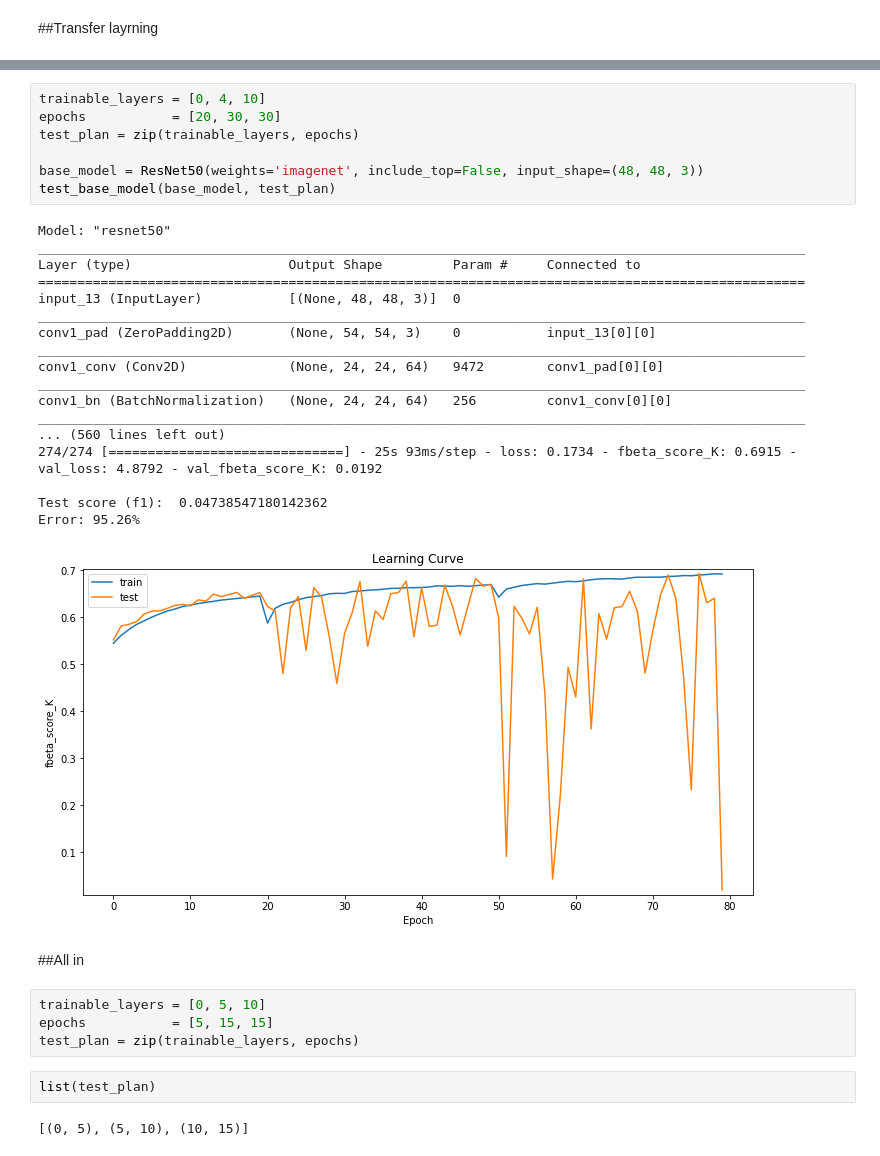
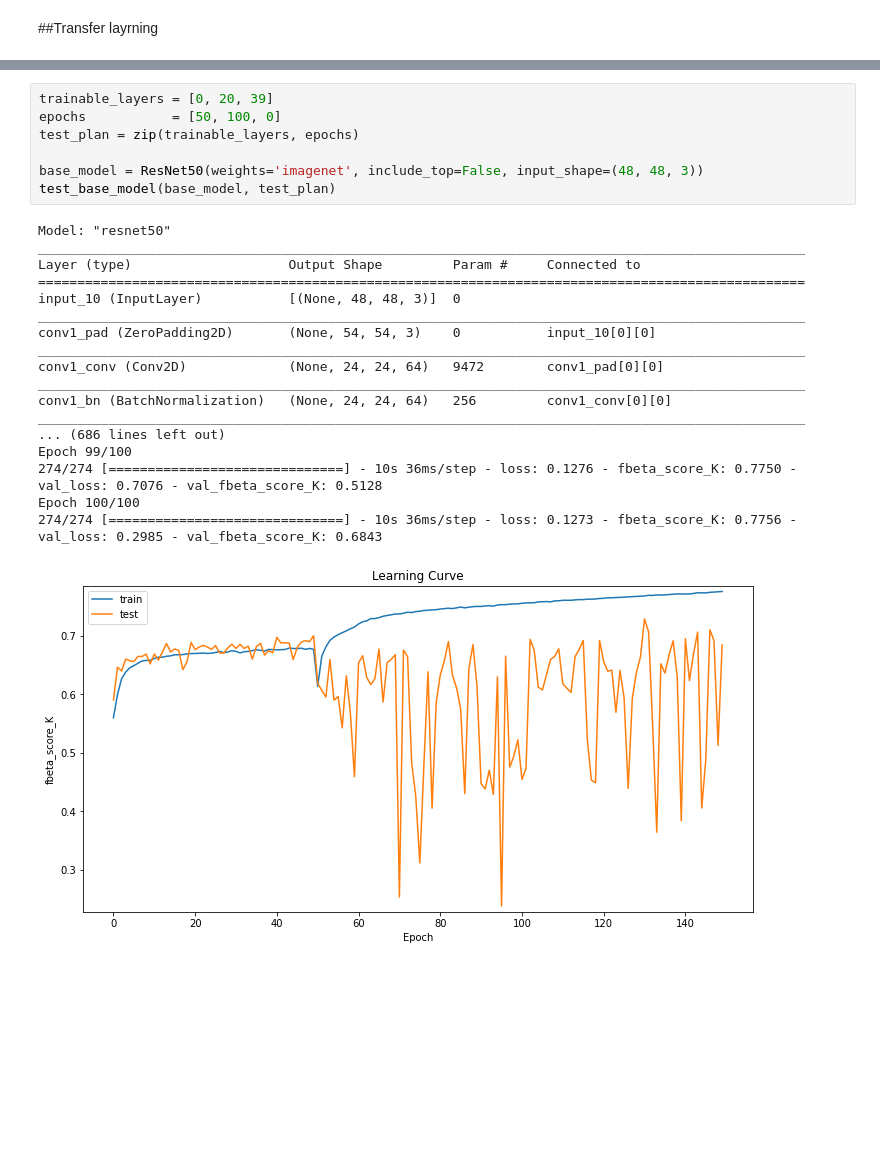
Before and after one commit to JakubStanczak/Amazon_forest_classification, a Jupyter notebook: Amazon_forest.ipynb, the cells around one changed output, grey strips where cells are left out. Cells and saved outputs as stored; diff of their text form; blank space fills up the shorter version.

Commit message:
3 charts ready

```diff
--- a/Amazon_forest.ipynb
+++ b/Amazon_forest.ipynb
@@ -386,36 +297,26 @@ Error: 11.33%
 # %%
-trainable_layers = [0, 4, 10]
-epochs           = [20, 30, 30]
+trainable_layers = [0, 20, 39]
+epochs           = [50, 100, 0]
 test_plan = zip(trainable_layers, epochs)
 
 base_model = ResNet50(weights='imagenet', include_top=False, input_shape=(48, 48, 3))
 test_base_model(base_model, test_plan)
 # %% [output]
 Model: "resnet50"
 __________________________________________________________________________________________________
 Layer (type)                    Output Shape         Param #     Connected to
 ==================================================================================================
-input_13 (InputLayer)           [(None, 48, 48, 3)]  0
+input_10 (InputLayer)           [(None, 48, 48, 3)]  0
 __________________________________________________________________________________________________
-conv1_pad (ZeroPadding2D)       (None, 54, 54, 3)    0           input_13[0][0]
+conv1_pad (ZeroPadding2D)       (None, 54, 54, 3)    0           input_10[0][0]
 __________________________________________________________________________________________________
 conv1_conv (Conv2D)             (None, 24, 24, 64)   9472        conv1_pad[0][0]
 __________________________________________________________________________________________________
 conv1_bn (BatchNormalization)   (None, 24, 24, 64)   256         conv1_conv[0][0]
 __________________________________________________________________________________________________
-... (560 lines left out)
-274/274 [==============================] - 25s 93ms/step - loss: 0.1734 - fbeta_score_K: 0.6915 - val_loss: 4.8792 - val_fbeta_score_K: 0.0192
-
-Test score (f1):  0.04738547180142362
-Error: 95.26%
+... (686 lines left out)
+Epoch 99/100
+274/274 [==============================] - 10s 36ms/step - loss: 0.1276 - fbeta_score_K: 0.7750 - val_loss: 0.7076 - val_fbeta_score_K: 0.5128
+Epoch 100/100
+274/274 [==============================] - 10s 36ms/step - loss: 0.1273 - fbeta_score_K: 0.7756 - val_loss: 0.2985 - val_fbeta_score_K: 0.6843
-[figure, old version]
+[figure, new version]
-# %% [markdown]
-##All in
-# %%
-trainable_layers = [0, 5, 10]
-epochs           = [5, 15, 15]
-test_plan = zip(trainable_layers, epochs)
-# %%
-list(test_plan)
-# %% [output]
-[(0, 5), (5, 10), (10, 15)]
```
Also changed, not shown: parts of 20 cells of this notebook.
